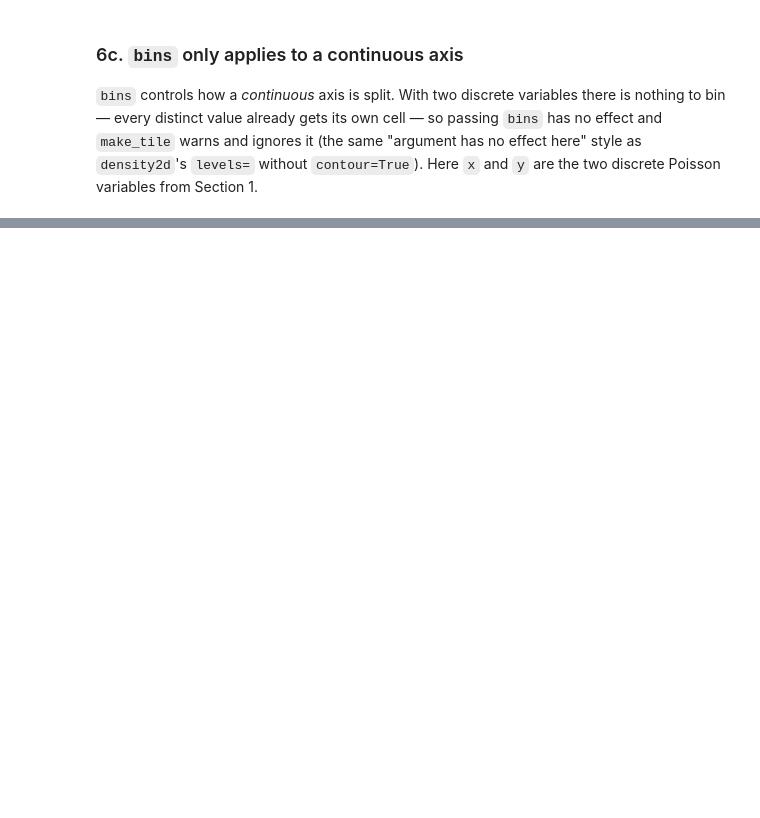
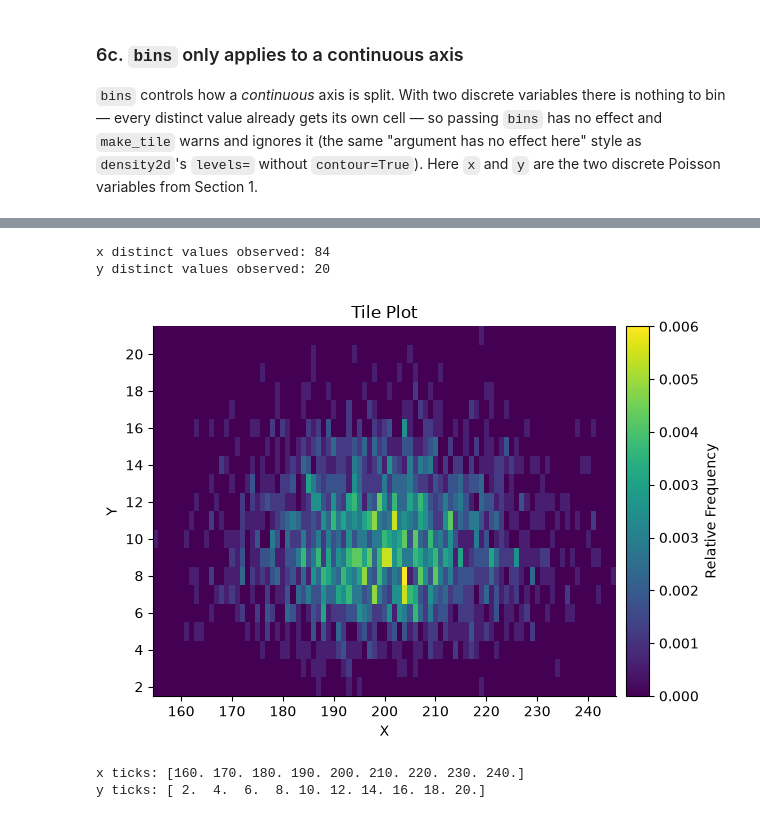
Before and after one commit to calpoly-symbulate/symbulate, a Jupyter notebook: team/new_graphics/new_graphics_demos/tile_demo.ipynb, the cells around one changed output, grey strips where cells are left out. Drawn from its saved outputs; the diff is of its cells as text; code cells hidden in the pictures; blank space fills up the shorter version.

Commit message:
Discrete-axis tick labels in 2-D plots (tile, segmented rug/box/violin, and any other plot with a discrete axis)

```diff
--- a/team/new_graphics/new_graphics_demos/tile_demo.ipynb
+++ b/team/new_graphics/new_graphics_demos/tile_demo.ipynb
@@ -51,7 +56,11 @@ sys.path.insert(0, str(REPO_ROOT))
 sys.path.insert(0, str(Path.cwd().parent))
 
 # The draft helper and its overlay-warning text
-from tile import make_tile, TILE_OVERLAY_WARNING
+from tile import (
+    make_tile,
+    TILE_OVERLAY_WARNING,
+    TILE_MAX_TICKS,
+)
 
 # Apply the global style file (viridis colormap, fonts, spines).
 # Not yet wired into the package, so we apply it by hand here.
@@ -59,6 +68,15 @@ STYLE_PATH = REPO_ROOT / "symbulate" / "symbulate.mplstyle"
 plt.style.use(STYLE_PATH)
 
 rng = np.random.default_rng(7)
+
+
+def visible_ticks(ax, axis="x"):
+    """Tick locations actually within the axis's current view limits --
+    get_xticks()/get_yticks() include candidate locations just outside the
+    visible range that are never actually drawn."""
+    lim = ax.get_xlim() if axis == "x" else ax.get_ylim()
+    ticks = ax.get_xticks() if axis == "x" else ax.get_yticks()
+    return np.array([t for t in ticks if lim[0] <= t <= lim[1]])
 # %% [markdown]
 ## 1. Two correlated discrete variables
 
@@ -205,0 +269,19 @@ UserWarning: bins only applies when one axis is continuous (it sets how many equ
+# %%
+x_wide = rng.poisson(200, 2000)  # dozens of distinct values, like the bug report
+y_wide = rng.poisson(10, 2000)   # a couple dozen distinct values
+
+print("x distinct values observed:", len(np.unique(x_wide)))
+print("y distinct values observed:", len(np.unique(y_wide)))
+
+ax = plt.gca()
+make_tile(x_wide, y_wide, ax, discrete_x=True, discrete_y=True)
+plt.show()
+
+print("x ticks:", visible_ticks(ax, "x"))
+print("y ticks:", visible_ticks(ax, "y"))
+# %% [output]
+x distinct values observed: 84
+y distinct values observed: 20
+[figure, added]
+x ticks: [160. 170. 180. 190. 200. 210. 220. 230. 240.]
+y ticks: [ 2.  4.  6.  8. 10. 12. 14. 16. 18. 20.]
```
Also changed, not shown: parts of 19 cells of this notebook, 4 other files.
